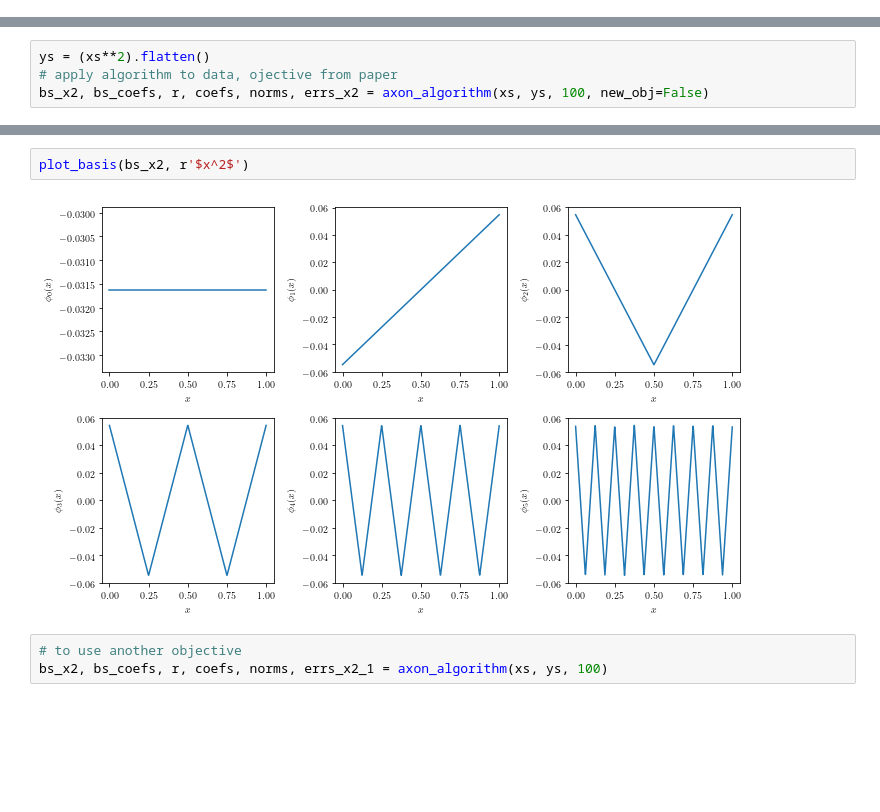
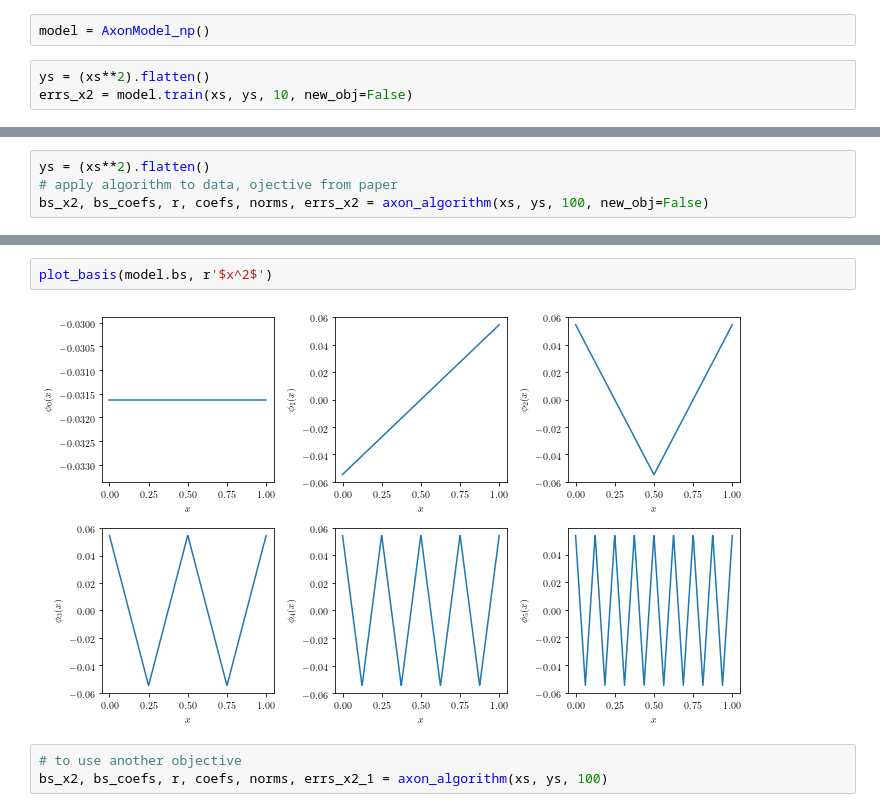
Before and after one commit to dashafok/axon-approximation, a Jupyter notebook: experiments.ipynb, the cells around one changed output, grey strips where cells are left out. Cells and saved outputs as stored; diff of their text form; blank space fills up the shorter version.

Commit message:
add axon model class with forward, minor code fixes

```diff
--- a/experiments.ipynb
+++ b/experiments.ipynb
@@ -47,3 +47,8 @@ def plot_basis(data, name):
     plt.tight_layout()
 # %% [markdown]
 $x^2$
+# %%
+model = AxonModel_np()
+# %%
+ys = (xs**2).flatten()
+errs_x2 = model.train(xs, ys, 10, new_obj=False)
@@ -64,7 +74,7 @@ plot_errors(errs_x2, errs_rnd, r'$x^2$')
 # %%
-plot_basis(bs_x2, r'$x^2$')
+plot_basis(model.bs, r'$x^2$')
 # %% [output]
-[figure, old version]
+[figure, new version]
 # %%
 # to use another objective
 bs_x2, bs_coefs, r, coefs, norms, errs_x2_1 = axon_algorithm(xs, ys, 100)
```
Also changed, not shown: parts of 10 cells of this notebook, 1 other file.
